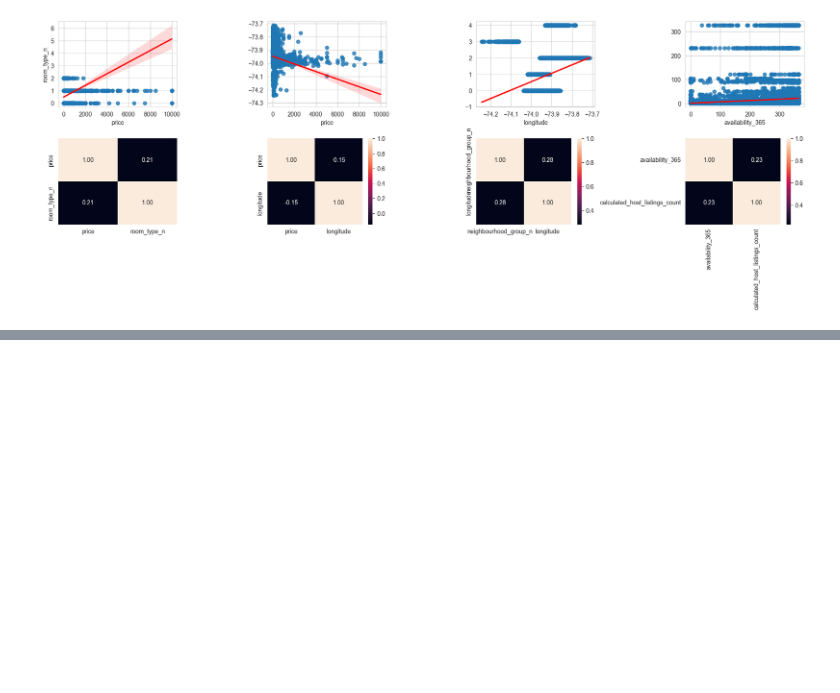
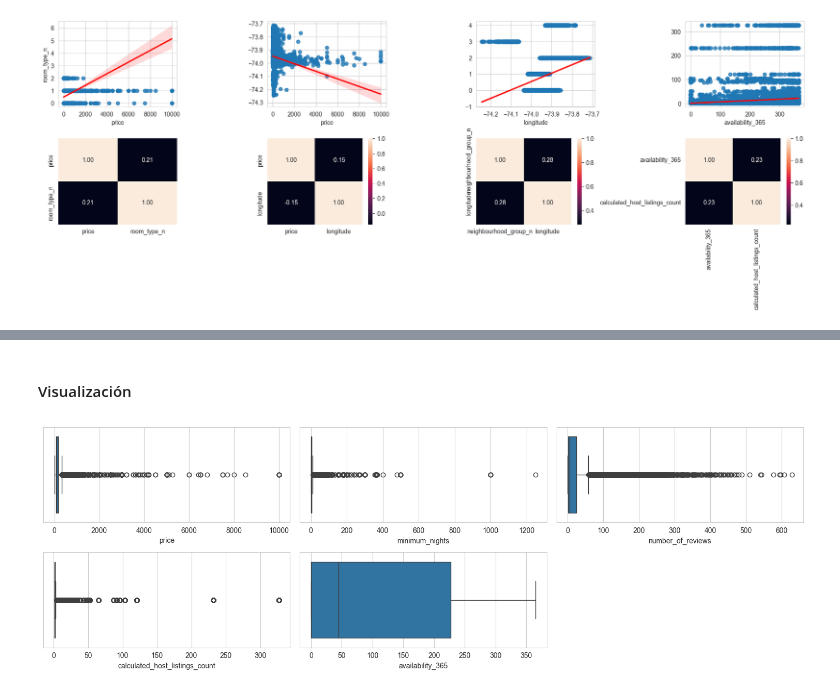
Before and after one commit to 4GeeksAcademy/sayons-intro-ml-new, a Jupyter notebook: src/eda-airbnd-ny.ipynb, the cells around one changed output, grey strips where cells are left out. Drawn from its saved outputs; the diff is of its cells as text; code cells hidden in the pictures; blank space fills up the shorter version.

```diff
--- a/src/eda-airbnd-ny.ipynb
+++ b/src/eda-airbnd-ny.ipynb
@@ -382,0 +390,16 @@ plt.show()
+# %% [markdown]
+#### Visualización
+# %%
+fig, axis = plt.subplots(2, 3, figsize=(15, 5))
+sns.set_style("whitegrid")
+sns.boxplot(ax=axis[0, 0], data=df, x="price")
+sns.boxplot(ax=axis[0, 1], data=df, x="minimum_nights")
+sns.boxplot(ax=axis[0, 2], data=df, x="number_of_reviews")
+sns.boxplot(ax=axis[1, 0], data=df, x="calculated_host_listings_count")
+sns.boxplot(ax=axis[1, 1], data=df, x="availability_365")
+fig.delaxes(axis[1, 2])
+
+plt.tight_layout()
+plt.show()
+# %% [output]
+[figure, added]
```
Also changed, not shown: parts of 39 cells of this notebook.
